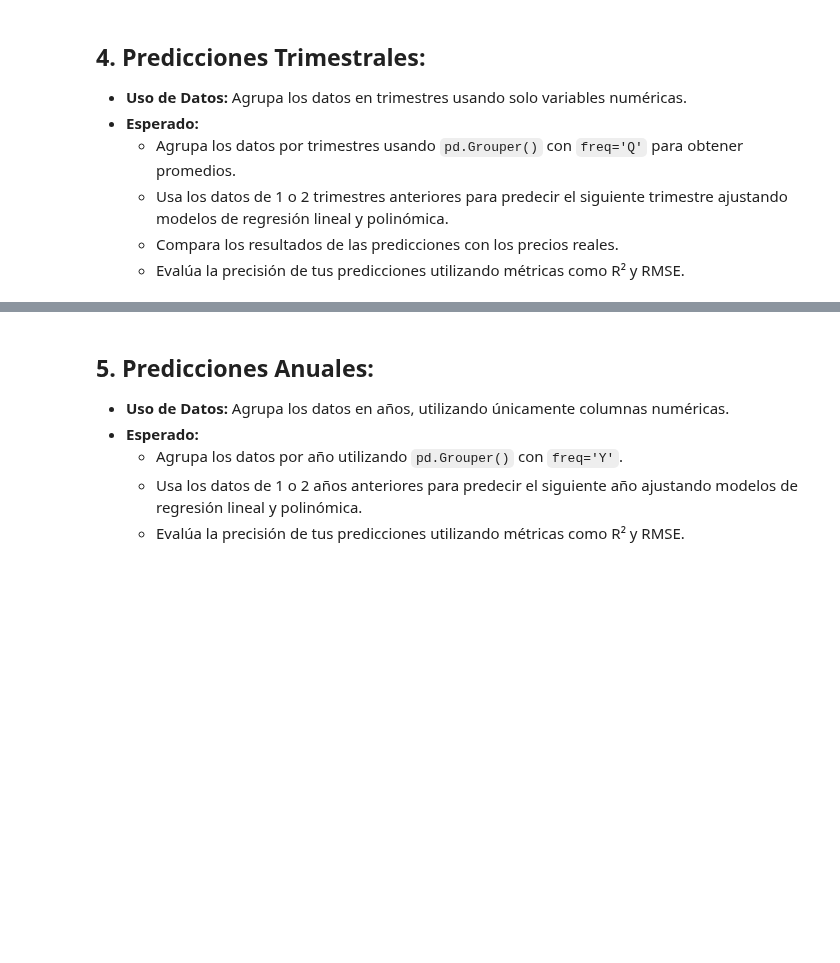
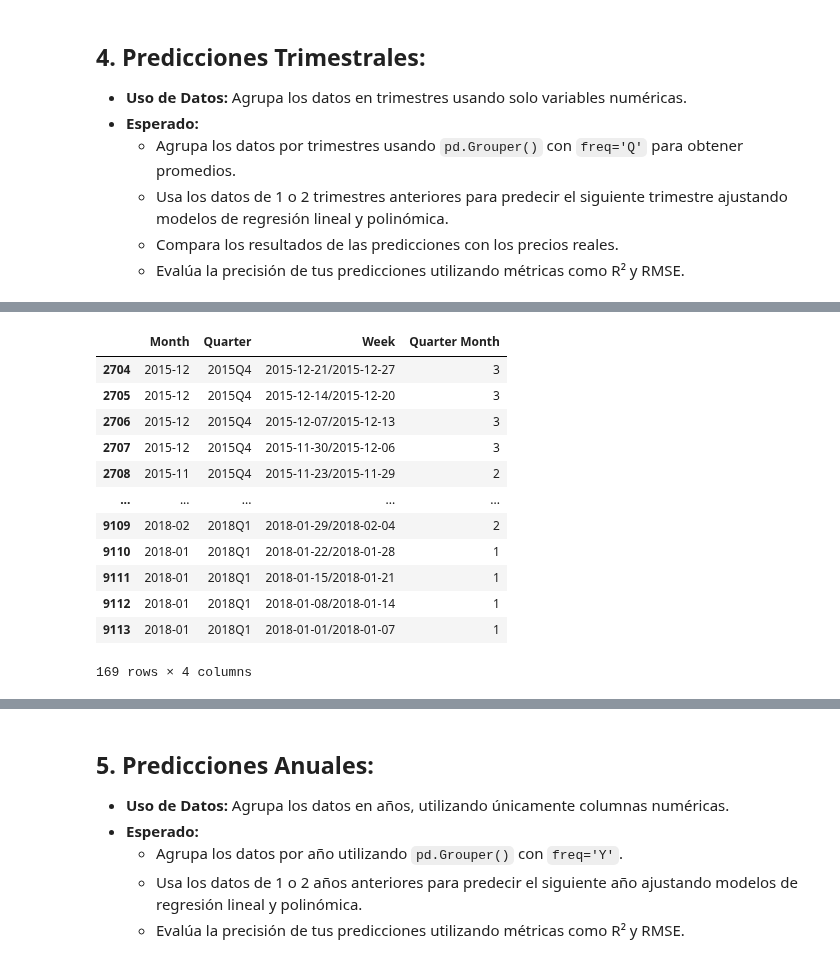
Before and after one commit to cpujol-dev/MiniProjectAavocado, a Jupyter notebook: 5.proyecto_team_apartados.ipynb, the cells around one changed output, grey strips where cells are left out. Cells and saved outputs as stored; diff of their text form; code cells hidden in the pictures; blank space fills up the shorter version.

Commit message:
- Victor i Cesc interpretar la part de models

```diff
--- a/5.proyecto_team_apartados.ipynb
+++ b/5.proyecto_team_apartados.ipynb
@@ -364,10 +364,20 @@ Valor R² del modelo: 0.1484
      - Compara los resultados de las predicciones con los precios reales.
      - Evalúa la precisión de tus predicciones utilizando métricas como R² y RMSE.
 # %%
+import pandas as pd
+import seaborn as sns
+import matplotlib.pyplot as plt
+from statsmodels.tsa.seasonal import seasonal_decompose
+import avocado_manager as av
+av.init()
+df_cp = av.df("df_cp")
+print(df_cp.info())
+
 from sklearn.model_selection import train_test_split
 from sklearn.linear_model import LinearRegression
 from sklearn.preprocessing import PolynomialFeatures
 from sklearn.metrics import mean_squared_error, r2_score, root_mean_squared_error
+
 
 df_local= df_cp.copy()
 
@@ -375,15 +385,23 @@ df_local= df_local[df_local['region']=='West']
 df_local= df_local[df_local['type']=='conventional']
 
 df_local['Month'] = df_local['Date'].dt.to_period('M')
-df_local['Day'] = df_local['Date'].dt.to_period('d')#.weekday()
+#df_local['Day'] = df_local['Date'].dt.to_period('d')#.weekday()
 df_local['Quarter'] = df_local['Date'].dt.to_period('Q')
 df_local['Week'] = df_local['Date'].dt.to_period('W')
 df_local['Quarter Month'] = df_local['Month'].map(lambda x: (x.month - 1) % 3 + 1 )
+
 df_local['n_Quarter'] = df_local['Month'].map(lambda date: (date.month - 1) // 3 + 1)
+display(df_local[['Month','Quarter','Week','Quarter Month']])
 
 df_year = df_local[df_local['year']==2016]
 
+
+
 ########
+# !!!!!!!
+## TODO: Xavi random de l'ordre de les dades de train
+# !!!!!!!
+
 df_train = df_year[df_year['n_Quarter'].isin([1,2,3]) ]
 df_test= df_year[df_year['n_Quarter']==4 ]
 # display(df_local)
@@ -396,6 +414,9 @@ X_test= df_test['Total Volume'].to_frame()
 y_test= df_test['AveragePrice']
 
 ###########
+
+
+
 # Aplicar un modelo de regresión lineal para interpolar
 poly_features = PolynomialFeatures(degree=2)
 poly_model = LinearRegression()
@@ -407,26 +428,42 @@ y_pred_poly_train = poly_model.predict(X_poly)
 X_test_poly= poly_features.fit_transform(X_test)
 y_pred_poly_test = poly_model.predict(X_test_poly)
 
-
-r2_poly = r2_score(y_test, y_pred_poly_test)
-rmse_poly = root_mean_squared_error(y_test, y_pred_poly_test)
+r2_poly_test = r2_score(y_test, y_pred_poly_test)
+rmse_poly_test = root_mean_squared_error(y_test, y_pred_poly_test)
+r2_poly_train = r2_score(y_train, y_pred_poly_train)
+rmse_poly_train = root_mean_squared_error(y_train, y_pred_poly_train)
 
 #     "coeficientes": poly_model.coef_}
 
 
-# Comparar los primeros 10 valores entre el valor predicho y el valor real
-comparison_df = pd.DataFrame({
+# Comparar los primeros 10 valores entre el valor predicho y el valor real de train
+comparison_df_train = pd.DataFrame({
     'Valor Real': y_test.head(10).values,
-    'Valor Predicho': y_pred_poly[:10]
+    'Valor Predicho': y_pred_poly_train[0:10]
 })
 
+# Comparar los primeros 10 valores entre el valor predicho y el valor real de test
+comparison_df_tst = pd.DataFrame({
+    'Valor Real': y_test.head(10).values,
+    'Valor Predicho': y_pred_poly_test[0:10]
+})
+
+
 # Calcular el error porcentual
-comparison_df['Error Porcentual'] = ((comparison_df['Valor Real'] - comparison_df['Valor Predicho']) / comparison_df['Valor Real']) * 100
-print("\nComparación de los primeros 10 valores entre el valor predicho y el valor real:\n", comparison_df)
+comparison_df_train['Error Porcentual'] = ((comparison_df_train['Valor Real'] - comparison_df_train['Valor Predicho']) / comparison_df_train['Valor Real']) * 100
+print("\nComparación de los primeros 10 valores entre el valor predicho y el valor real de train:\n", comparison_df_train)
+
+comparison_df_tst['Error Porcentual'] = ((comparison_df_tst['Valor Real'] - comparison_df_tst['Valor Predicho']) / comparison_df_tst['Valor Real']) * 100
+print("\nComparación de los primeros 10 valores entre el valor predicho y el valor real de test:\n", comparison_df_tst)
+
 
 # Calcular el error cuadrático medio (MSE) para evaluar el modelo
-print(f"\nError cuadrático medio (MSE) del modelo: {rmse_poly:.4f}")
+print(f"\nError cuadrático medio (MSE) del modelo train : {rmse_poly_train:.6f}")
+# Calcular el valor R²
+print(f"Valor R² del modelo train: {r2_poly_train:.6f}")
 
+# Calcular el error cuadrático medio (MSE) para evaluar el modelo
+print(f"\nError cuadrático medio (MSE) del modelo test: {rmse_poly_test:.6f}")
 # Calcular el valor R²
-print(f"\nValor R² del modelo: {r2_poly:.4f}")
+print(f"Valor R² del modelo test: {r2_poly_test:.6f}")
 # %% [output]
@@ -448,0 +487,13 @@ Valor R² del modelo: 0.2388
+|  | Month | Quarter | Week | Quarter Month |
+| 2704 | 2015-12 | 2015Q4 | 2015-12-21/2015-12-27 | 3 |
+| 2705 | 2015-12 | 2015Q4 | 2015-12-14/2015-12-20 | 3 |
+| 2706 | 2015-12 | 2015Q4 | 2015-12-07/2015-12-13 | 3 |
+| 2707 | 2015-12 | 2015Q4 | 2015-11-30/2015-12-06 | 3 |
+| 2708 | 2015-11 | 2015Q4 | 2015-11-23/2015-11-29 | 2 |
+| ... | ... | ... | ... | ... |
+| 9109 | 2018-02 | 2018Q1 | 2018-01-29/2018-02-04 | 2 |
+| 9110 | 2018-01 | 2018Q1 | 2018-01-22/2018-01-28 | 1 |
+| 9111 | 2018-01 | 2018Q1 | 2018-01-15/2018-01-21 | 1 |
+| 9112 | 2018-01 | 2018Q1 | 2018-01-08/2018-01-14 | 1 |
+| 9113 | 2018-01 | 2018Q1 | 2018-01-01/2018-01-07 | 1 |
+169 rows × 4 columns
```
Also changed, not shown: parts of 4 cells of this notebook.
